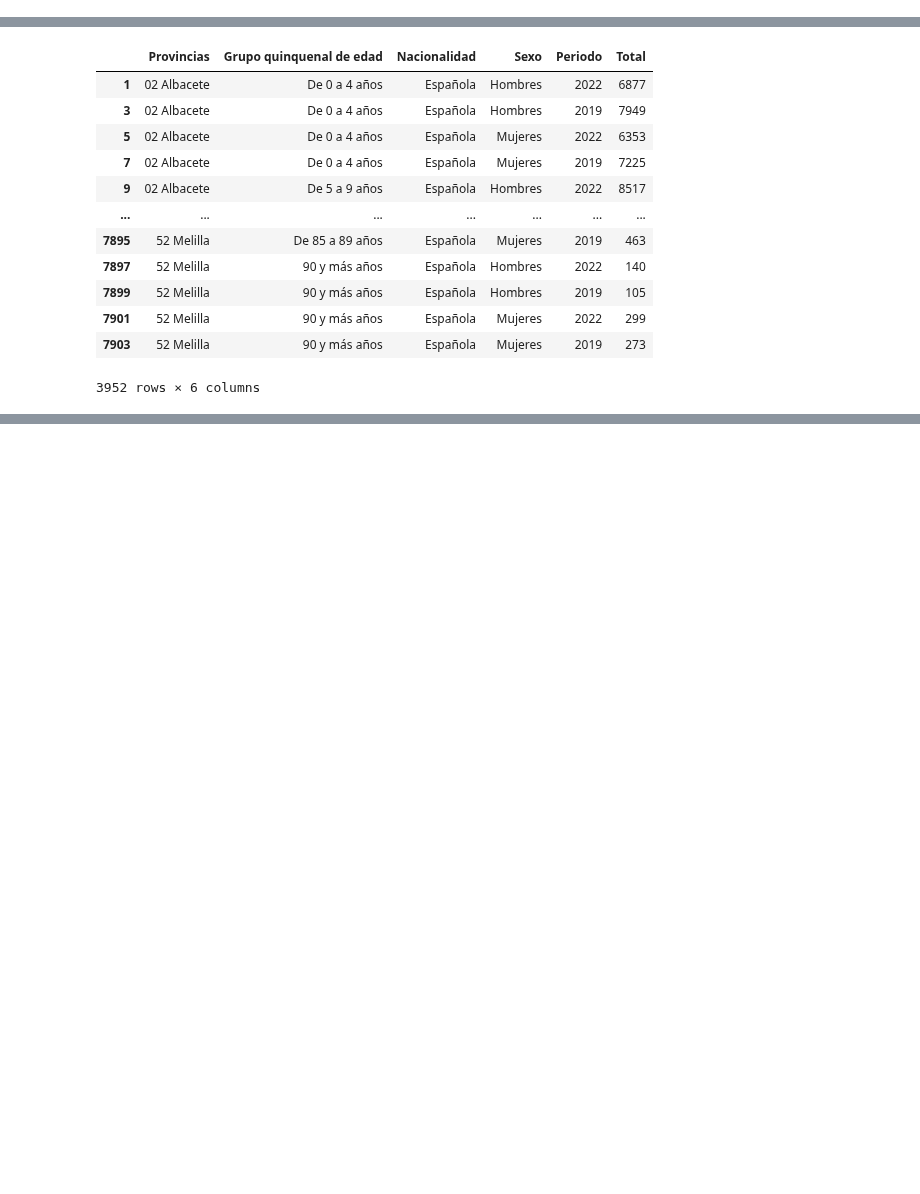
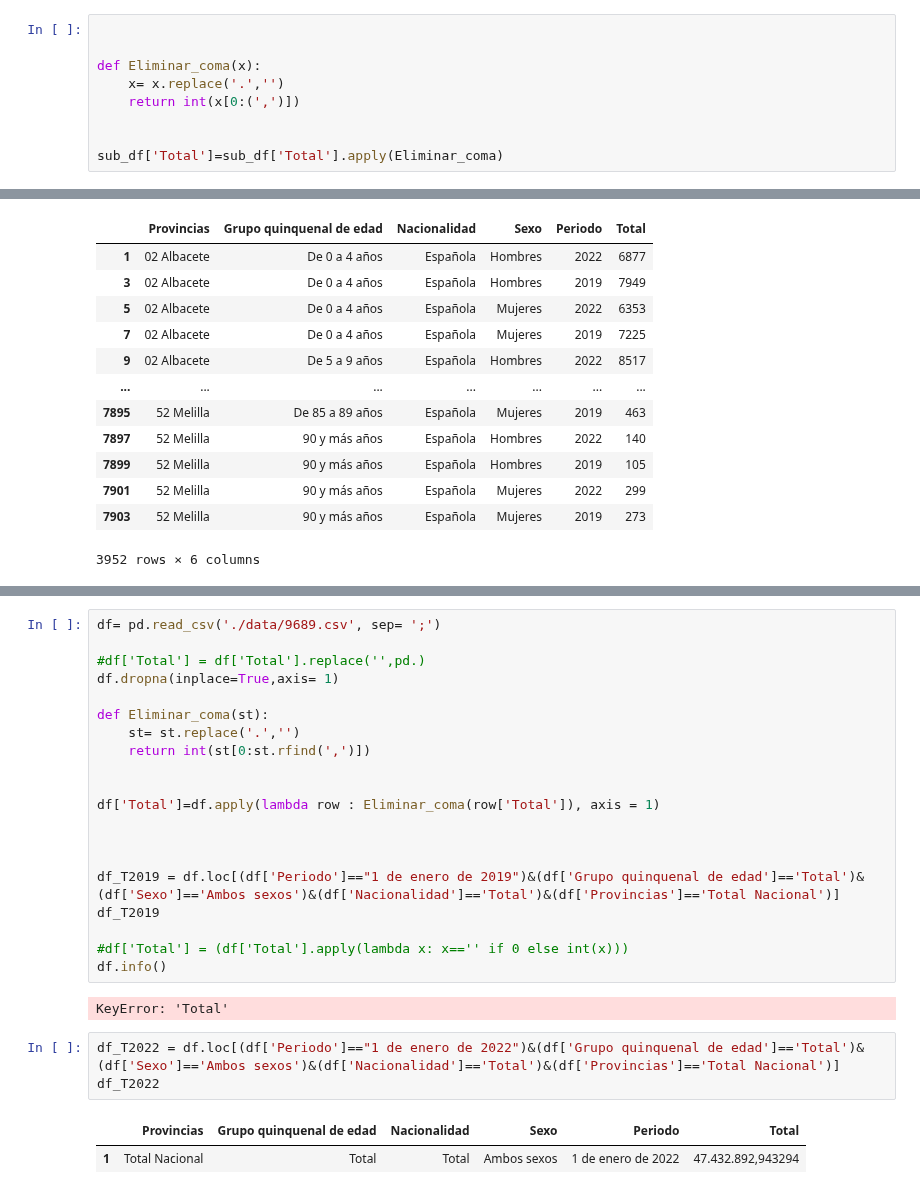
Before and after one commit to enanot/Data-Science, a Jupyter notebook: Pandas/hw_1.ipynb, the cells around one changed output, grey strips where cells are left out. Drawn from its saved outputs; the diff is of its cells as text; blank space fills up the shorter version.

```diff
--- a/Pandas/hw_1.ipynb
+++ b/Pandas/hw_1.ipynb
@@ -62,0 +20,9 @@ memory usage: 370.6+ KB
+# %%
+
+
+def Eliminar_coma(x):
+    x= x.replace('.','')
+    return int(x[0:(',')])
+
+
+sub_df['Total']=sub_df['Total'].apply(Eliminar_coma)
@@ -190,0 +177,28 @@ sub_df
+# %%
+df= pd.read_csv('./data/9689.csv', sep= ';')
+
+#df['Total'] = df['Total'].replace('',pd.)
+df.dropna(inplace=True,axis= 1)
+
+def Eliminar_coma(st):
+    st= st.replace('.','')
+    return int(st[0:st.rfind(',')])
+
+
+df['Total']=df.apply(lambda row : Eliminar_coma(row['Total']), axis = 1)
+
+
+
+df_T2019 = df.loc[(df['Periodo']=="1 de enero de 2019")&(df['Grupo quinquenal de edad']=='Total')&(df['Sexo']=='Ambos sexos')&(df['Nacionalidad']=='Total')&(df['Provincias']=='Total Nacional')]
+df_T2019
+
+#df['Total'] = (df['Total'].apply(lambda x: x=='' if 0 else int(x)))
+df.info()
+# %% [output]
+KeyError: 'Total'
+# %%
+df_T2022 = df.loc[(df['Periodo']=="1 de enero de 2022")&(df['Grupo quinquenal de edad']=='Total')&(df['Sexo']=='Ambos sexos')&(df['Nacionalidad']=='Total')&(df['Provincias']=='Total Nacional')]
+df_T2022
+# %% [output]
+|  | Provincias | Grupo quinquenal de edad | Nacionalidad | Sexo | Periodo | Total |
+| 1 | Total Nacional | Total | Total | Ambos sexos | 1 de enero de 2022 | 47.432.892,943294 |
```
Also changed, not shown: parts of 11 cells of this notebook, 3 other files.
